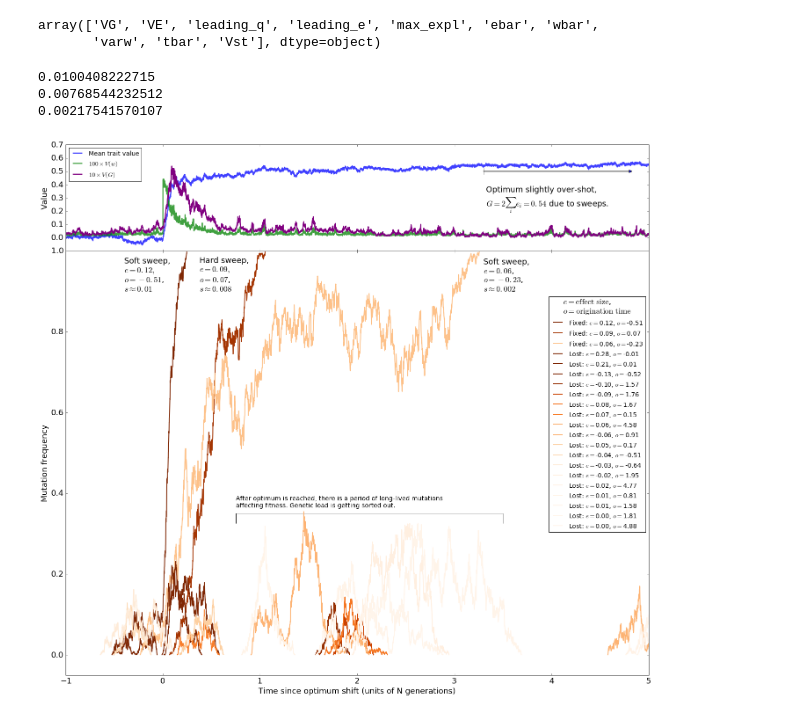
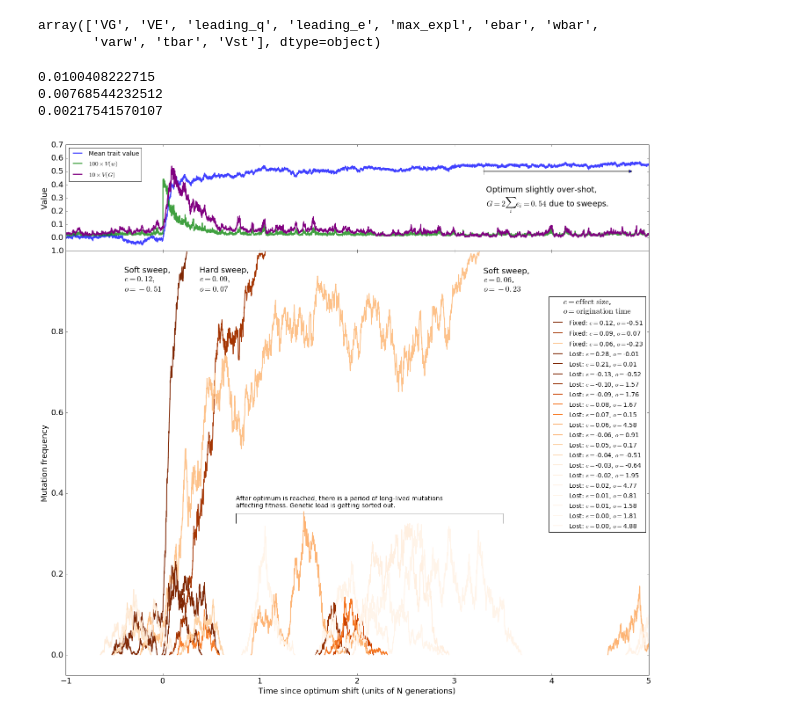
Before and after one commit to molpopgen/qtrait_paper, a Jupyter notebook: BoGPoster/Trajectories.ipynb, the cells around one changed output. Saved outputs shown, nothing was run; the diff lists cells and outputs as text; code cells hidden in the pictures.

```diff
--- a/BoGPoster/Trajectories.ipynb
+++ b/BoGPoster/Trajectories.ipynb
@@ -121,39 +121,39 @@ for i in LOSSES:
 
 plt.xlim(-1,5)
 plt.ylim(-0.05,1)
-axBOTTOM.text(-0.4,0.9,'Soft sweep,\n'+r'$e = 0.12,$'+'\n'+r'$o = -0.51$'+',\n'+r'$s\approx 0.01$')
-axBOTTOM.text(0.375,0.9,'Hard sweep,\n'+r'$e = 0.09,$'+'\n'+r'$o = 0.07$'+',\n'+r'$s\approx 0.008$')
-axBOTTOM.text(3.3,0.9,'Soft sweep,\n'+r'$e = 0.06$,'+'\n'+r'$o = -0.23$'+',\n'+r'$s\approx 0.002$')
+axBOTTOM.text(-0.4,0.9,'Soft sweep,\n'+r'$e = 0.12,$'+'\n'+r'$o = -0.51$')#+',\n'+r'$s\approx 0.01$')
+axBOTTOM.text(0.375,0.9,'Hard sweep,\n'+r'$e = 0.09,$'+'\n'+r'$o = 0.07$')#+',\n'+r'$s\approx 0.008$')
+axBOTTOM.text(3.3,0.9,'Soft sweep,\n'+r'$e = 0.06$,'+'\n'+r'$o = -0.23$')#+',\n'+r'$s\approx 0.002$')
 plt.xlabel("Time since optimum shift (units of N generations)")
 plt.ylabel("Mutation frequency")
 axBOTTOM.hlines(0.35,0.75,3.5)
 axBOTTOM.vlines(0.75,0.325,0.35)
 axBOTTOM.vlines(3.5,0.325,0.35)
 axBOTTOM.text(0.75,0.365,"After optimum is reached, "+
              "there is a period of long-lived mutations\naffecting fitness. "+
              "Genetic load is getting sorted out.",fontsize=14)
 axTOP.vlines(3.3,0.475,0.525)
 #ax=plt.axes()
 axTOP.arrow(3.3,0.5,1.5,0)
 axTOP.text(3.325,0.2,"Optimum slightly over-shot,\n"+r'$G=2\sum_i e_i = 0.54$'+' due to sweeps.')
 
 plt.tight_layout()
 
 ##Adjusts spacing b/w axes
 fig.subplots_adjust(hspace=0)
 for ax in [axTOP]:
     plt.setp(ax.get_xticklabels(), visible=False)
     # The y-ticks will overlap with "hspace=0", so we'll hide the bottom tick
     ax.set_yticks(ax.get_yticks()[1:])
 
 plt.legend(bbox_to_anchor=(1,0.9),ncol=1,title=r'$e = \mathrm{effect\ size}$,'+'\n'+ r'$o = \mathrm{origination\ time}$')
 #plt.show()
 plt.savefig("trajectories.pdf",bbox_inches='tight')
 # %% [output]
 0.0100408222715
 0.00768544232512
 0.00217541570107
-[figure, old version]
+[figure, new version]
 # %%
 #Now, kinda lame, but let's do a zoom-in on the very early dynamics
 # matplotlib.rc('font', family='sans-serif')
```
Also changed, not shown: 1 other file.
